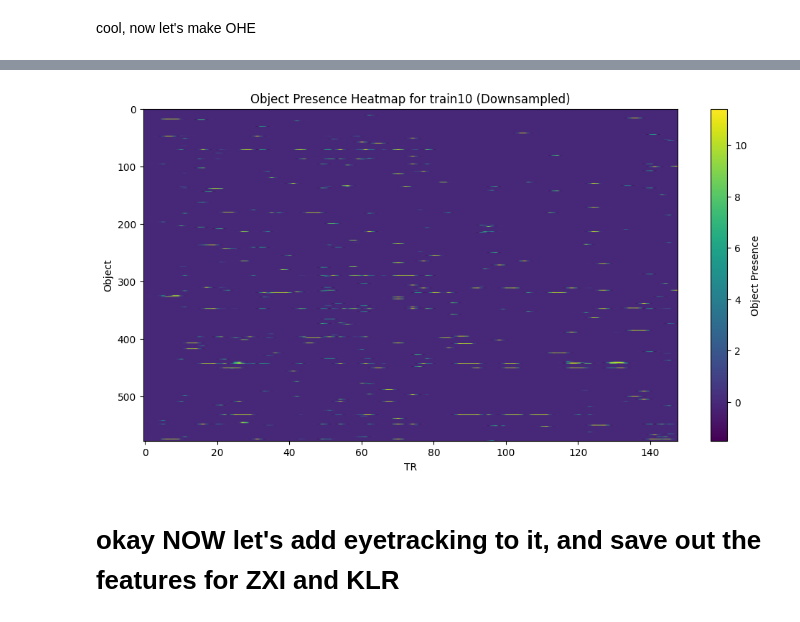
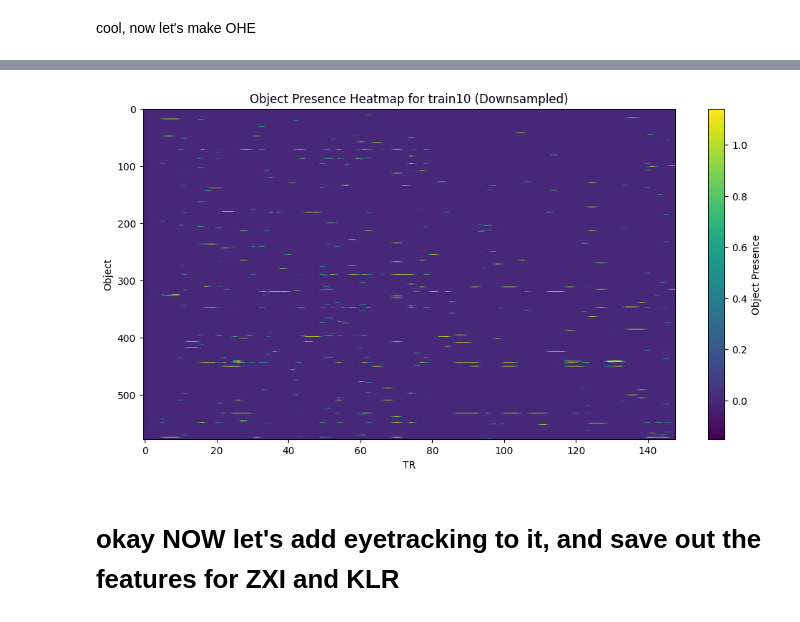
Before and after one commit to shiochiba/gaze-corrected-semantics, a Jupyter notebook: jen_reference/notebooks/01_masks-qc.ipynb, the cells around one changed output, grey strips where cells are left out. Cells and saved outputs as stored; diff of their text form; code cells hidden in the pictures.

```diff
--- a/jen_reference/notebooks/01_masks-qc.ipynb
+++ b/jen_reference/notebooks/01_masks-qc.ipynb
@@ -517,7 +515,7 @@ cool, that makes sense. now let's look at the masks for some images?
 # %%
 # Plot XML masks for one frame on a black 512x512 canvas with per-mask labels.
 movie = "train01"
-image_selector = "im0004143.png"  # use image filename or integer image id
+image_selector = "im0003444.png"  # use image filename or integer image id
 
 xml_path = xml_dir / f"{movie}.xml"
 tree = ET.parse(xml_path)
@@ -664,10 +662,9 @@ def build_binary_design_matrix(xml_path: Path, resolver) -> pd.DataFrame:
 movie_files = {movie: xml_dir / f'{movie}.xml' for movie in movies}
 
 missing_xml = [movie for movie, path in movie_files.items() if not path.exists()]
-if missing_xml:
-    raise FileNotFoundError(f'Missing XML files: {missing_xml}')
 
-movie_totals = {}
+# if missing_xml:
+#     raise FileNotFoundError(f'Missing XML files: {missing_xml}')
 
 def normalized_label_resolver(raw_label: str | None):
     if raw_label is None:
@@ -676,5 +673,7 @@ def normalized_label_resolver(raw_label: str | None):
 
 label_design_matrices = {
     movie: build_binary_design_matrix(path, normalized_label_resolver)
-    for movie, path in movie_files.items()
-}
+    for movie, path in movie_files.items()}
+
+for movie, path in movie_files.items():
+    print(f"{movie}: {len(label_design_matrices[movie])} images, {len(label_design_matrices[movie].columns)} features")
@@ -736,15 +760,15 @@ Normalized-label design matrix shapes:
 # %%
 # imshow the downsampled design matrix for one movie to verify it looks correct
 plt.figure(figsize=(12,6))
-plt.imshow(downsampled_label_design_matrices['train01'].values.T, aspect='auto', cmap='viridis')
+plt.imshow(downsampled_label_design_matrices['train01'].values.T/10, aspect='auto', cmap='viridis')
 plt.colorbar(label='Object Presence')
 plt.title(f'Object Presence Heatmap for {movie} (Downsampled)')
 plt.xlabel('TR')
 plt.ylabel('Object')
 plt.show()
 plt.close()
 # %% [output]
-[figure, old version]
+[figure, new version]
 # %% [markdown]
 # okay NOW let's add eyetracking to it, and save out the features for ZXI and KLR
 # %%
```
Also changed, not shown: parts of 20 cells of this notebook, 1 other file.
